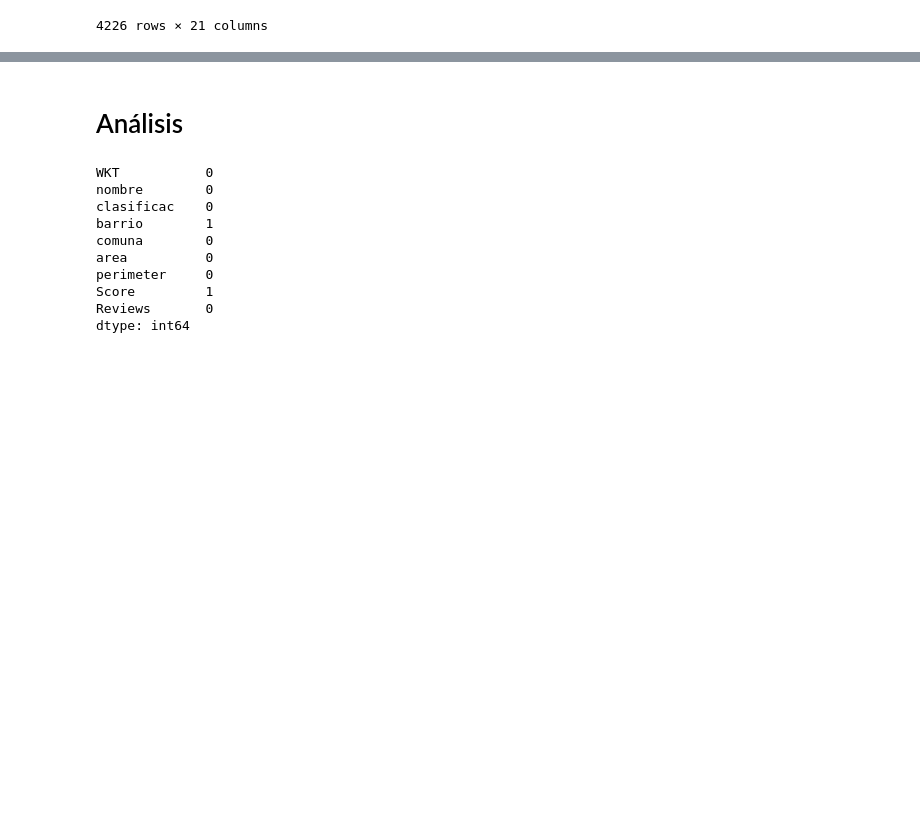
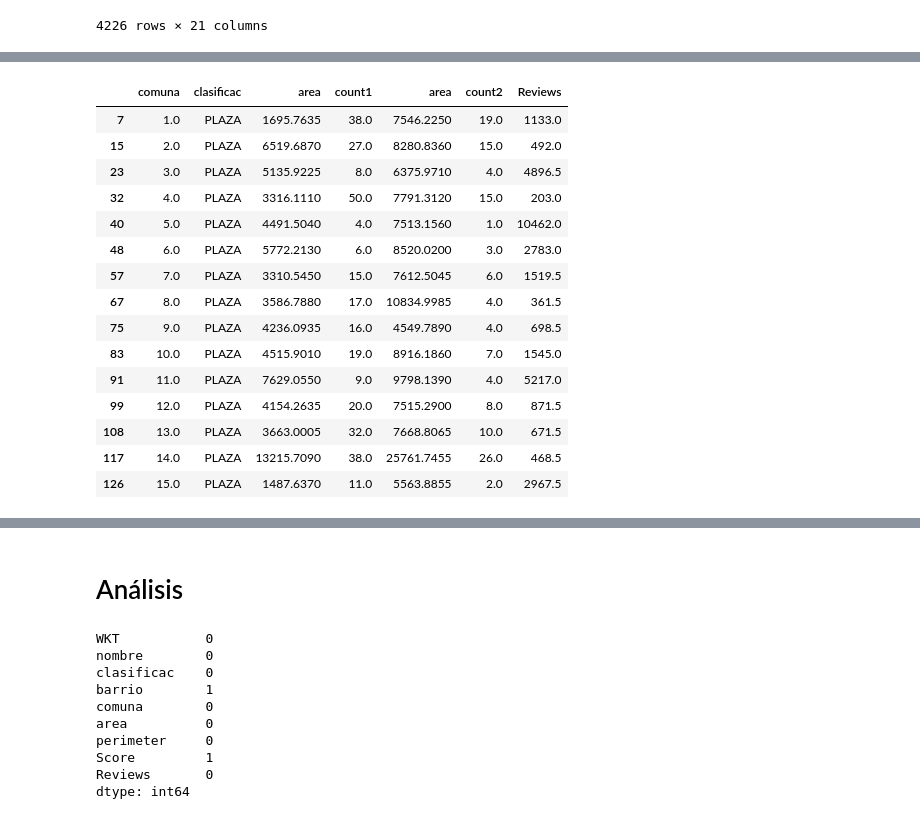
Before and after one commit to tomasdestefano/data_science_clusterai2020_destefano, a Jupyter notebook: Tp_Completo.ipynb, the cells around one changed output, grey strips where cells are left out. Drawn from its saved outputs; the diff is of its cells as text; code cells hidden in the pictures; blank space fills up the shorter version.

```diff
--- a/Tp_Completo.ipynb
+++ b/Tp_Completo.ipynb
@@ -1439,9 +1439,11 @@ espacios_verdes
 | 6887 | ADMINISTRACION CENTRAL | MINISTERIO DE AMBIENTE Y ESPACIO ... | MINISTERIO DE AMBIENTE Y ESPACIO ... | MINISTERIO DE AMBIENTE Y ESPACIO ... | MINISTERIO DE AMBIENTE Y ESPACIO ... | DIRECCION GENERAL DE ESPACIOS VERDES | CUIDADO Y PUESTA EN VALOR DE ESPA... | VALORIZACION DE LOS ESPACIOS VERDES | ... |
 4226 rows × 21 columns
 # %%
-aux_ev_s = evt_score[(evt_score['clasificac']=='PLAZA')|
-                (evt_score['clasificac']=='PLAZOLETA')|
-                (evt_score['clasificac']=='PARQUE')|
-               (evt_score['clasificac']=='PARQUE SEMIPUBLICO')]
+aux_ev_s = evt_score.copy()
 
-aux_ev_s.groupby(['comuna', 'clasificac']).agg({'area':'sum', 'Score':'median', 'Reviews':'median'})
+# [(evt_score['clasificac']=='PLAZA')|
+#                 (evt_score['clasificac']=='PLAZOLETA')|
+#                 (evt_score['clasificac']=='PARQUE')|
+#                (evt_score['clasificac']=='PARQUE SEMIPUBLICO')]
+
+b = aux_ev_s.groupby(['comuna', 'clasificac']).agg({'area':'median', 'Score':'count', 'Reviews':'median'})
@@ -1466,0 +1470,21 @@ aux_ev_s.groupby(['comuna', 'clasificac']).agg({'area':'sum', 'Score':'median',
+# %%
+c = pd.concat([a, b], axis=1).reset_index()
+c = c.rename(columns={'ubicacion': 'count1','Score': 'count2'})
+c.loc[c['clasificac'] == 'PLAZA']
+# %% [output]
+|  | comuna | clasificac | area | count1 | area | count2 | Reviews |
+| 7 | 1.0 | PLAZA | 1695.7635 | 38.0 | 7546.2250 | 19.0 | 1133.0 |
+| 15 | 2.0 | PLAZA | 6519.6870 | 27.0 | 8280.8360 | 15.0 | 492.0 |
+| 23 | 3.0 | PLAZA | 5135.9225 | 8.0 | 6375.9710 | 4.0 | 4896.5 |
+| 32 | 4.0 | PLAZA | 3316.1110 | 50.0 | 7791.3120 | 15.0 | 203.0 |
+| 40 | 5.0 | PLAZA | 4491.5040 | 4.0 | 7513.1560 | 1.0 | 10462.0 |
+| 48 | 6.0 | PLAZA | 5772.2130 | 6.0 | 8520.0200 | 3.0 | 2783.0 |
+| 57 | 7.0 | PLAZA | 3310.5450 | 15.0 | 7612.5045 | 6.0 | 1519.5 |
+| 67 | 8.0 | PLAZA | 3586.7880 | 17.0 | 10834.9985 | 4.0 | 361.5 |
+| 75 | 9.0 | PLAZA | 4236.0935 | 16.0 | 4549.7890 | 4.0 | 698.5 |
+| 83 | 10.0 | PLAZA | 4515.9010 | 19.0 | 8916.1860 | 7.0 | 1545.0 |
+| 91 | 11.0 | PLAZA | 7629.0550 | 9.0 | 9798.1390 | 4.0 | 5217.0 |
+| 99 | 12.0 | PLAZA | 4154.2635 | 20.0 | 7515.2900 | 8.0 | 871.5 |
+| 108 | 13.0 | PLAZA | 3663.0005 | 32.0 | 7668.8065 | 10.0 | 671.5 |
+| 117 | 14.0 | PLAZA | 13215.7090 | 38.0 | 25761.7455 | 26.0 | 468.5 |
+| 126 | 15.0 | PLAZA | 1487.6370 | 11.0 | 5563.8855 | 2.0 | 2967.5 |
```
Also changed, not shown: parts of 4 cells of this notebook.
